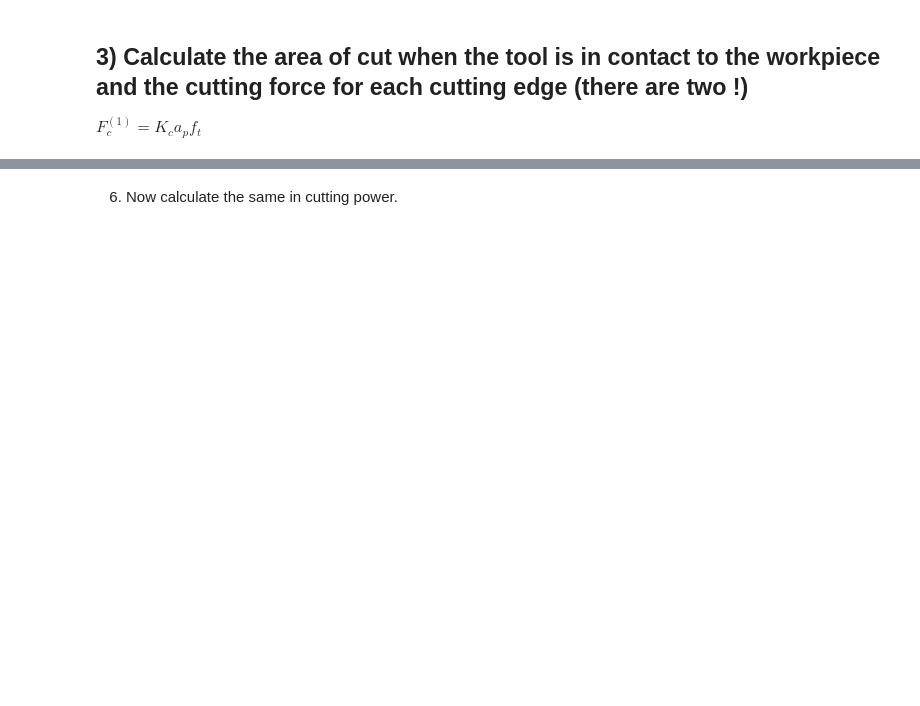
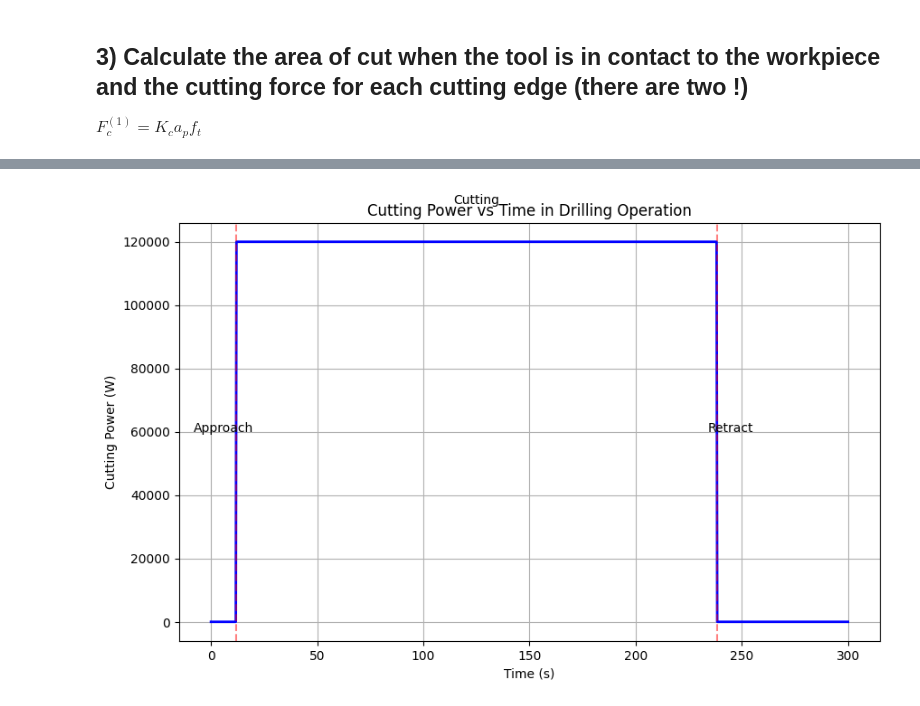
Before and after one commit to DanTrisi/MASSM-Daniele, a Jupyter notebook: Forces_in_Drilling.ipynb, the cells around one changed output, grey strips where cells are left out. Cells and saved outputs as stored; diff of their text form; code cells hidden in the pictures; blank space fills up the shorter version.

Commit message:
finito sia turning che drilling

```diff
--- a/Forces_in_Drilling.ipynb
+++ b/Forces_in_Drilling.ipynb
@@ -35,0 +29,7 @@ SyntaxError: invalid syntax (ipython-input-2065175335.py, line 3)
+# %%
+ap=D/2 #mm
+print(f"ap = {ap:.2f} mm")
+N= Vc/(np.pi*D) #rpm
+print(f"N = {N:.2f} rpm")
+Vf= fz*2*N #mm/min
+print(f"Vf = {Vf:.2f} mm/min")
@@ -53,0 +57,7 @@ Pc = 2*Fc1*VC_average
+# %%
+Lu= Dh
+t_mach=Lu/Vf
+print(f"t_mach = {t_mach:.2f} min")
+Vc_average=Vc/2
+Pc = 2*Fc1*Vc_average
+print(f"Pc = {Pc:.2f} W")
@@ -60,2 +69,40 @@ time_vector = np.arange(0, 60*tm, 1)  # Create a time vector from 0 to 120 secon
-# %% [markdown]
-6) Now calculate the same in cutting power.
+# %%
+tm=5 # minutes
+
+t = np.linspace(0, tm*60, 1000)
+
+rapid_feed = 500  # mm/min
+approach_distance = 100  # mm
+t_approach = approach_distance/rapid_feed  # min
+t_retract = (Dh + approach_distance)/rapid_feed  # min
+total_time = t_approach + t_mach + t_retract  # min
+
+power = np.zeros_like(t)
+
+# Calculate power for each phase
+for i, time in enumerate(t):
+    if time < t_approach*60:  # Approach phase
+        power[i] = 0
+    elif time < (t_approach + t_mach)*60:  # Cutting phase
+        power[i] = Pc
+    else:  # Retract phase
+        power[i] = 0
+
+# Create the plot
+plt.figure(figsize=(10, 6))
+plt.plot(t, power, 'b-', linewidth=2)
+plt.grid(True)
+plt.xlabel('Time (s)')
+plt.ylabel('Cutting Power (W)')
+plt.title('Cutting Power vs Time in Drilling Operation')
+
+# Add annotations for different phases
+plt.axvline(t_approach*60, color='r', linestyle='--', alpha=0.5)
+plt.axvline((t_approach + t_mach)*60, color='r', linestyle='--', alpha=0.5)
+plt.text(t_approach*60/2, Pc/2, 'Approach', ha='center')
+plt.text(t_approach*60 + t_mach*60/2, Pc*1.1, 'Cutting', ha='center')
+plt.text((t_approach + t_mach)*60 + t_retract*60/2, Pc/2, 'Retract', ha='center')
+
+plt.show()
+# %% [output]
+[figure, added]
```
Also changed, not shown: parts of 10 cells of this notebook.
